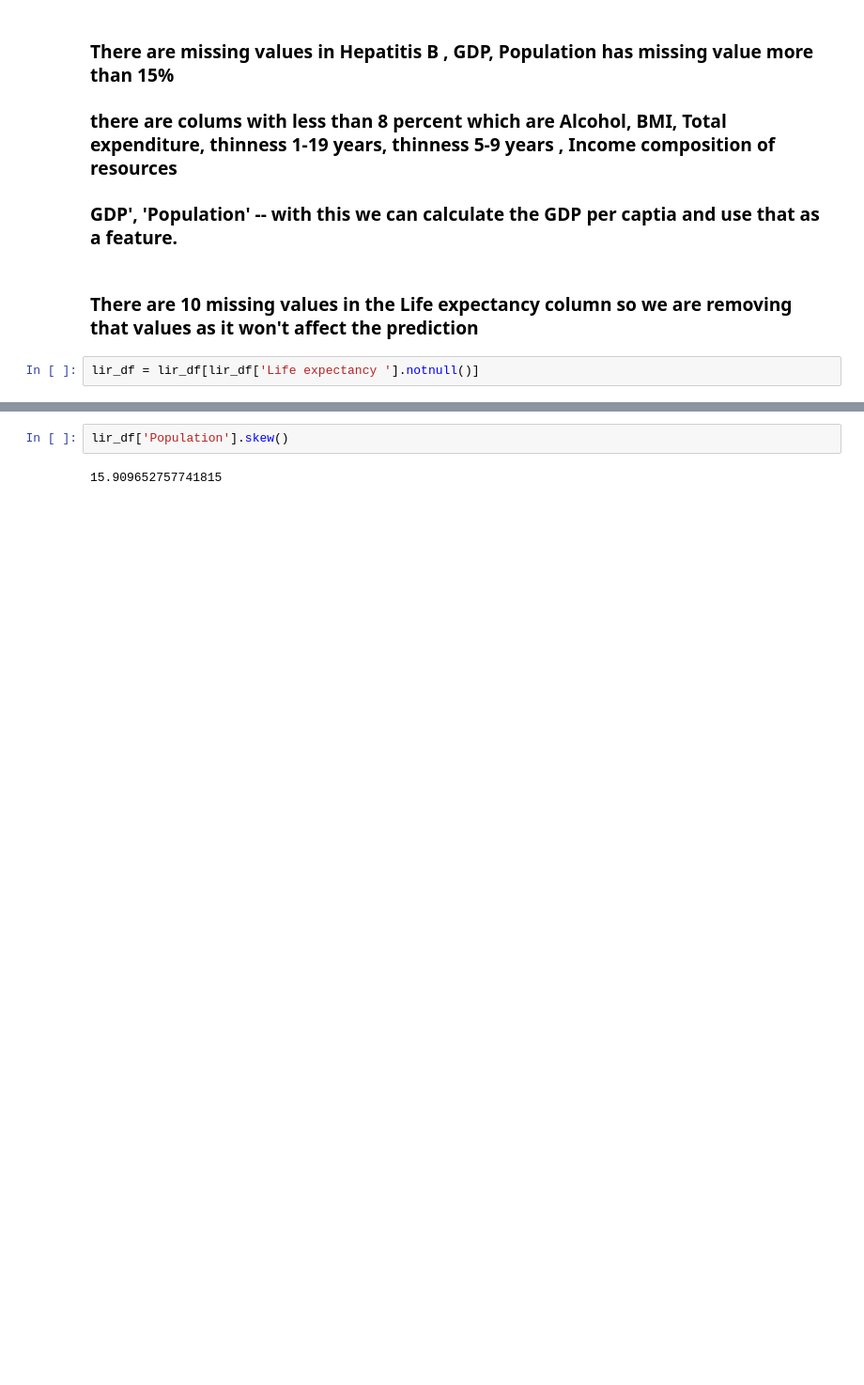
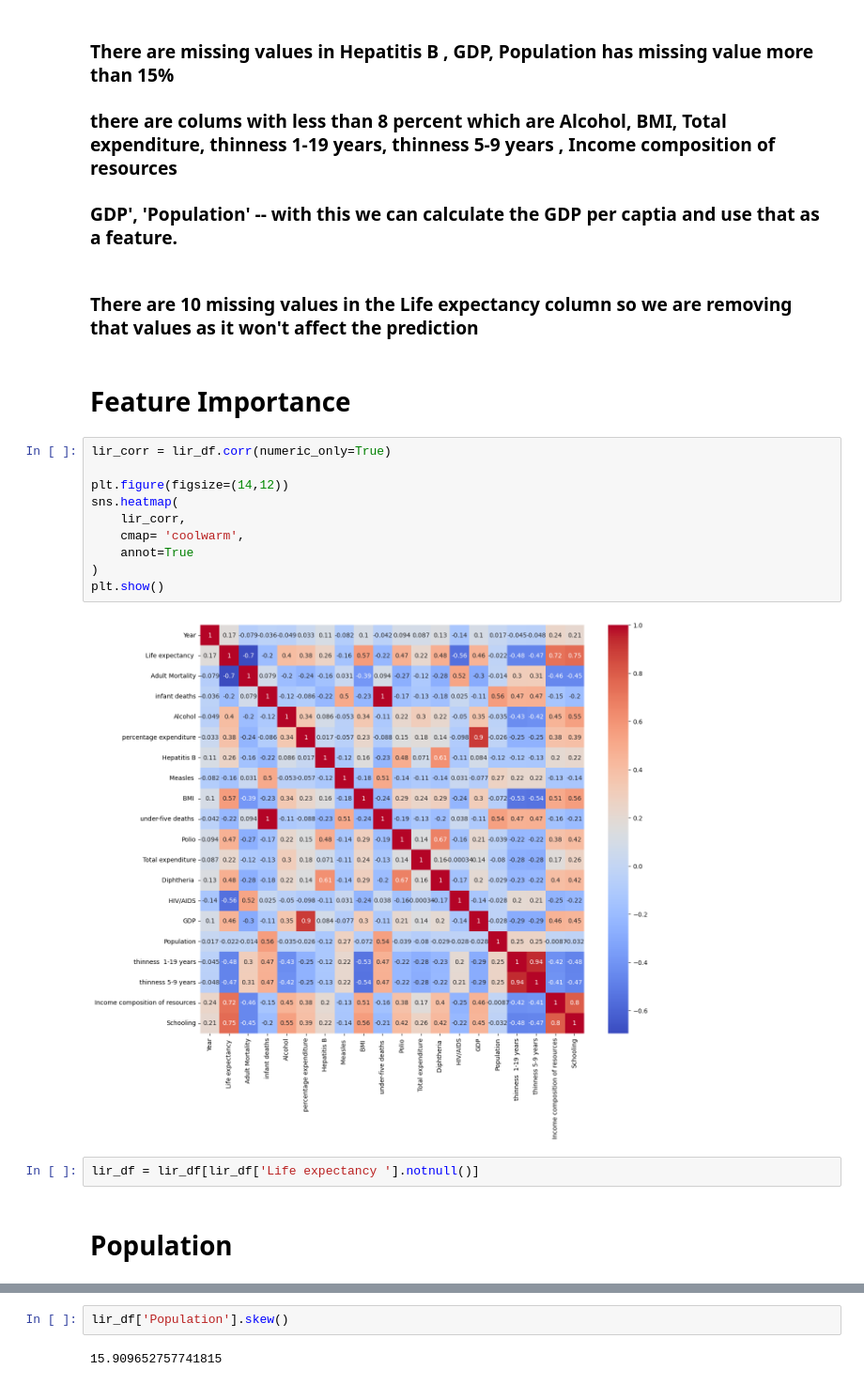
Before and after one commit to paulrichardjacob/Linear_Regression_, a Jupyter notebook: notebooks/1_eds.ipynb, the cells around one changed output, grey strips where cells are left out. Shown at 94% size. Cells and saved outputs as stored; diff of their text form; blank space fills up the shorter version.

```diff
--- a/notebooks/1_eds.ipynb
+++ b/notebooks/1_eds.ipynb
@@ -128,6 +128,22 @@ plt.show()
 ### GDP', 'Population' -- with this we can calculate the GDP per captia and use that as a feature.
 # %% [markdown]
 ### There are 10 missing values in the Life expectancy column so we are removing that values as it won't affect the prediction
+# %% [markdown]
+# Feature Importance
+# %%
+lir_corr = lir_df.corr(numeric_only=True)
+
+plt.figure(figsize=(14,12))
+sns.heatmap(
+    lir_corr,
+    cmap= 'coolwarm',
+    annot=True
+)
+plt.show()
+# %% [output]
+[figure, added]
 # %%
 lir_df = lir_df[lir_df['Life expectancy '].notnull()]
+# %% [markdown]
+# Population
 # %%
```
Also changed, not shown: parts of 12 cells of this notebook, 1 other file.
